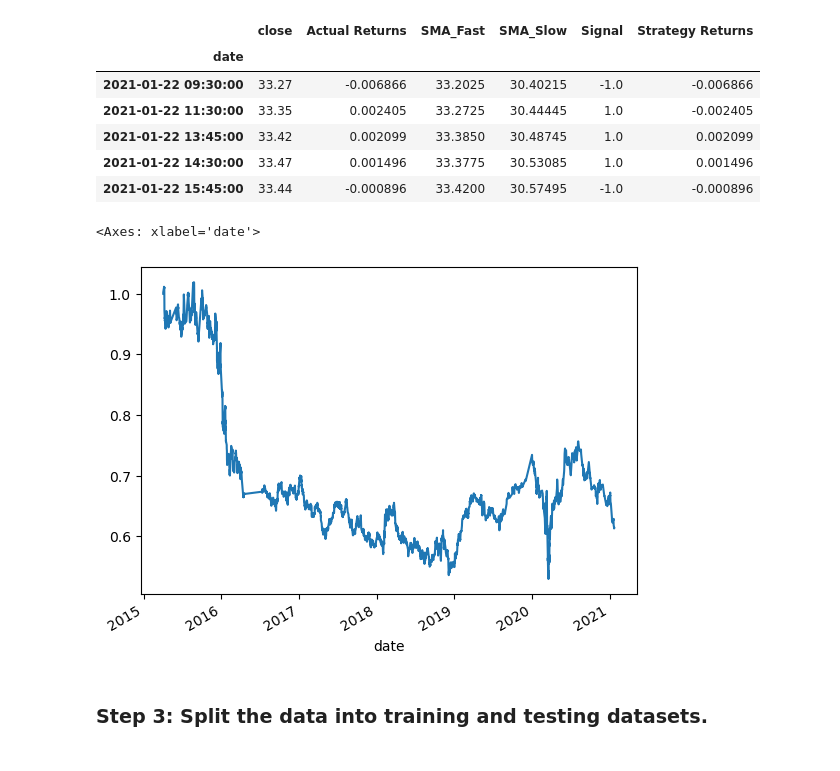
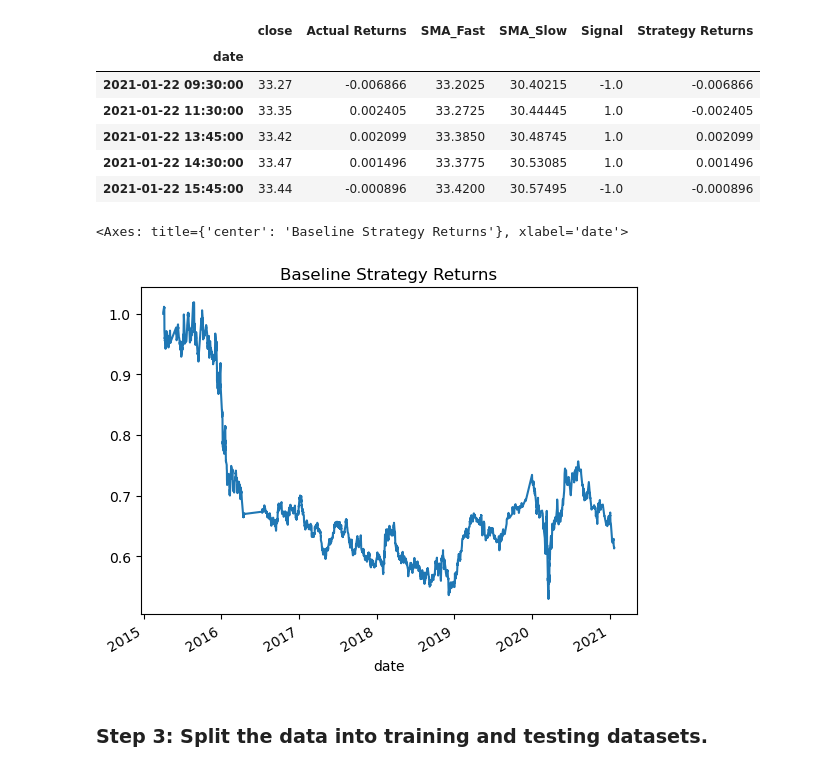
Before and after one commit to AnvithaChaluvadi/Machine-Learning-Trading-Bot_Module14Challenge, a Jupyter notebook: machine_learning_trading_bot.ipynb, the cells around one changed output. Cells and saved outputs as stored; diff of their text form; code cells hidden in the pictures.

```diff
--- a/machine_learning_trading_bot.ipynb
+++ b/machine_learning_trading_bot.ipynb
@@ -225,10 +225,10 @@ display(signals_df.tail())
 | 2021-01-22 15:45:00 | 33.44 | -0.000896 | 33.4200 | 30.57495 | -1.0 | -0.000896 |
 # %%
 # Plot Strategy Returns to examine performance
-(1 + signals_df['Strategy Returns']).cumprod().plot()
+(1 + signals_df['Strategy Returns']).cumprod().plot(title="Baseline Strategy Returns")
 # %% [output]
-<Axes: xlabel='date'>
+<Axes: title={'center': 'Baseline Strategy Returns'}, xlabel='date'>
-[figure, old version]
+[figure, new version]
 # %% [markdown]
 ### Step 3: Split the data into training and testing datasets.
 # %%
```
Also changed, not shown: parts of 9 cells of this notebook, 6 other files.
